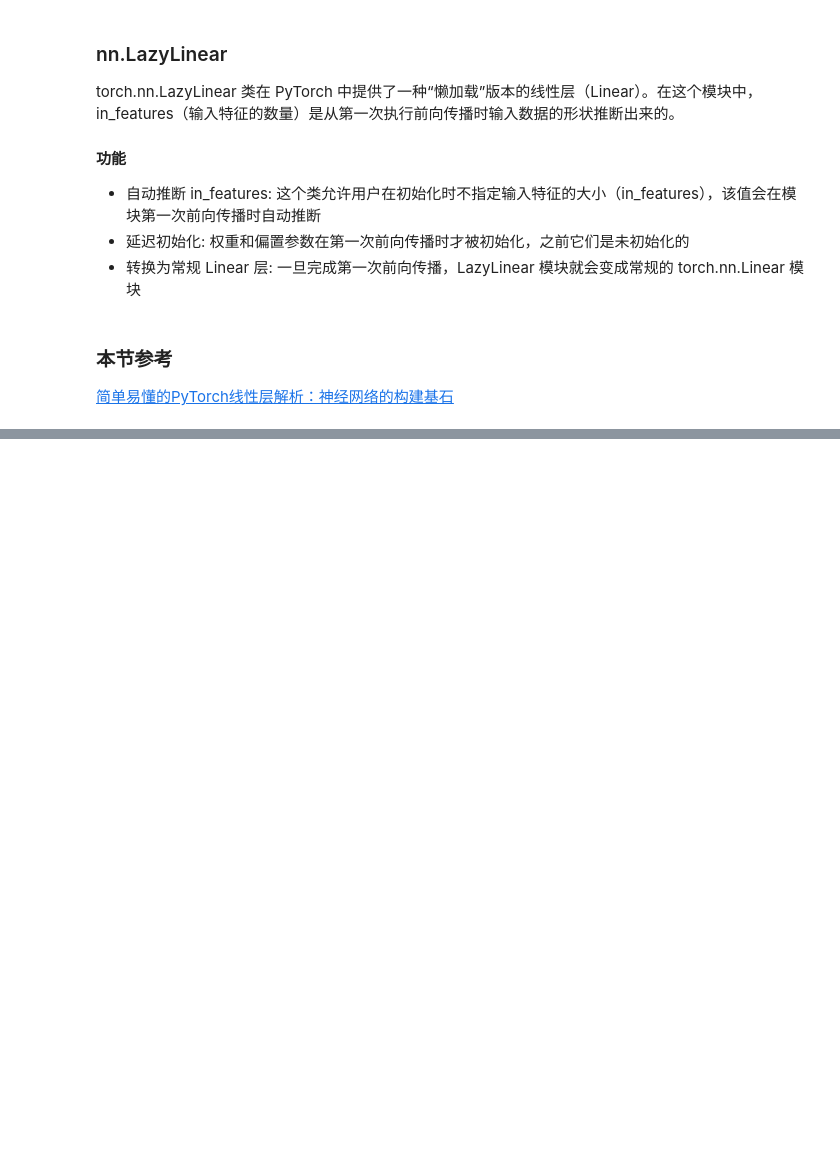
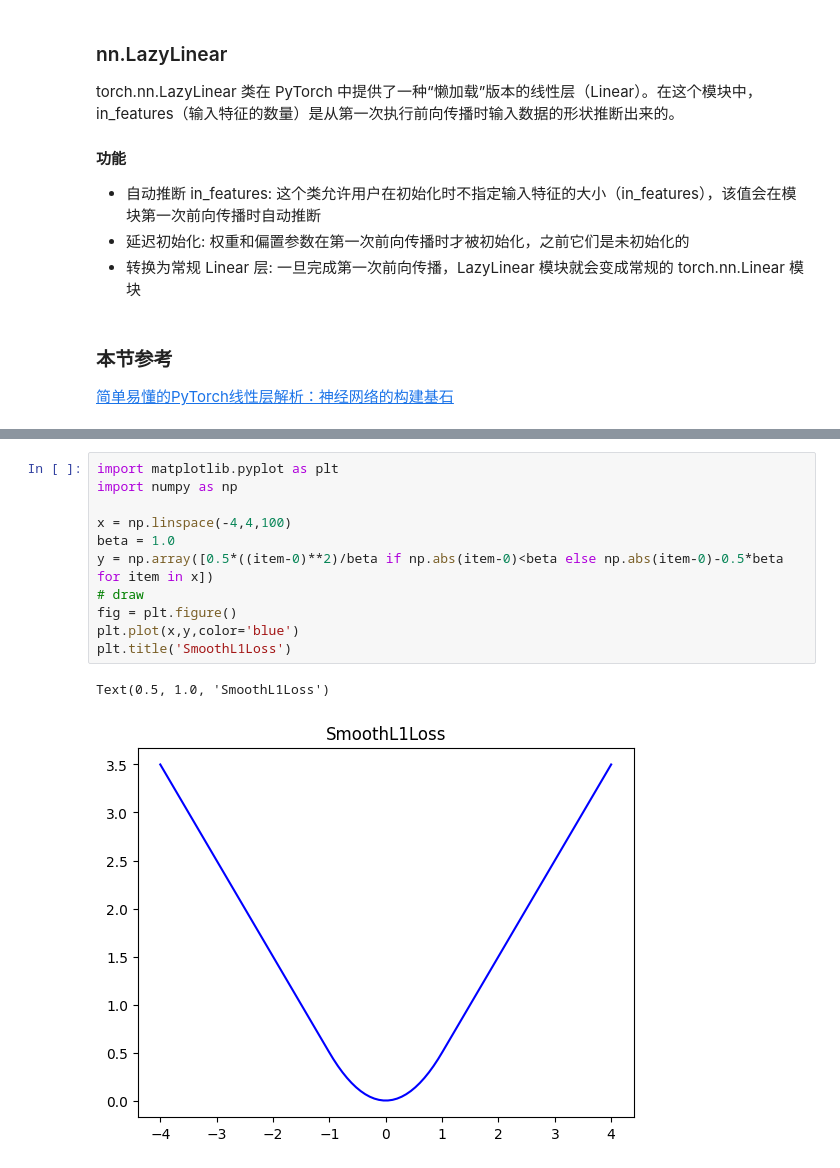
Before and after one commit to ZineSulphur/pytorch_learn, a Jupyter notebook: nn.ipynb, the cells around one changed output, grey strips where cells are left out. Cells and saved outputs as stored; diff of their text form; blank space fills up the shorter version.

```diff
--- a/nn.ipynb
+++ b/nn.ipynb
@@ -1610,0 +1718,14 @@ Loss Functions中为pytorch提供的损失函数的实现。
+# %%
+import matplotlib.pyplot as plt
+import numpy as np
+
+x = np.linspace(-4,4,100)
+beta = 1.0
+y = np.array([0.5*((item-0)**2)/beta if np.abs(item-0)<beta else np.abs(item-0)-0.5*beta for item in x])
+# draw
+fig = plt.figure()
+plt.plot(x,y,color='blue')
+plt.title('SmoothL1Loss')
+# %% [output]
+Text(0.5, 1.0, 'SmoothL1Loss')
+[figure, added]
```
Also changed, not shown: parts of 11 cells of this notebook.
